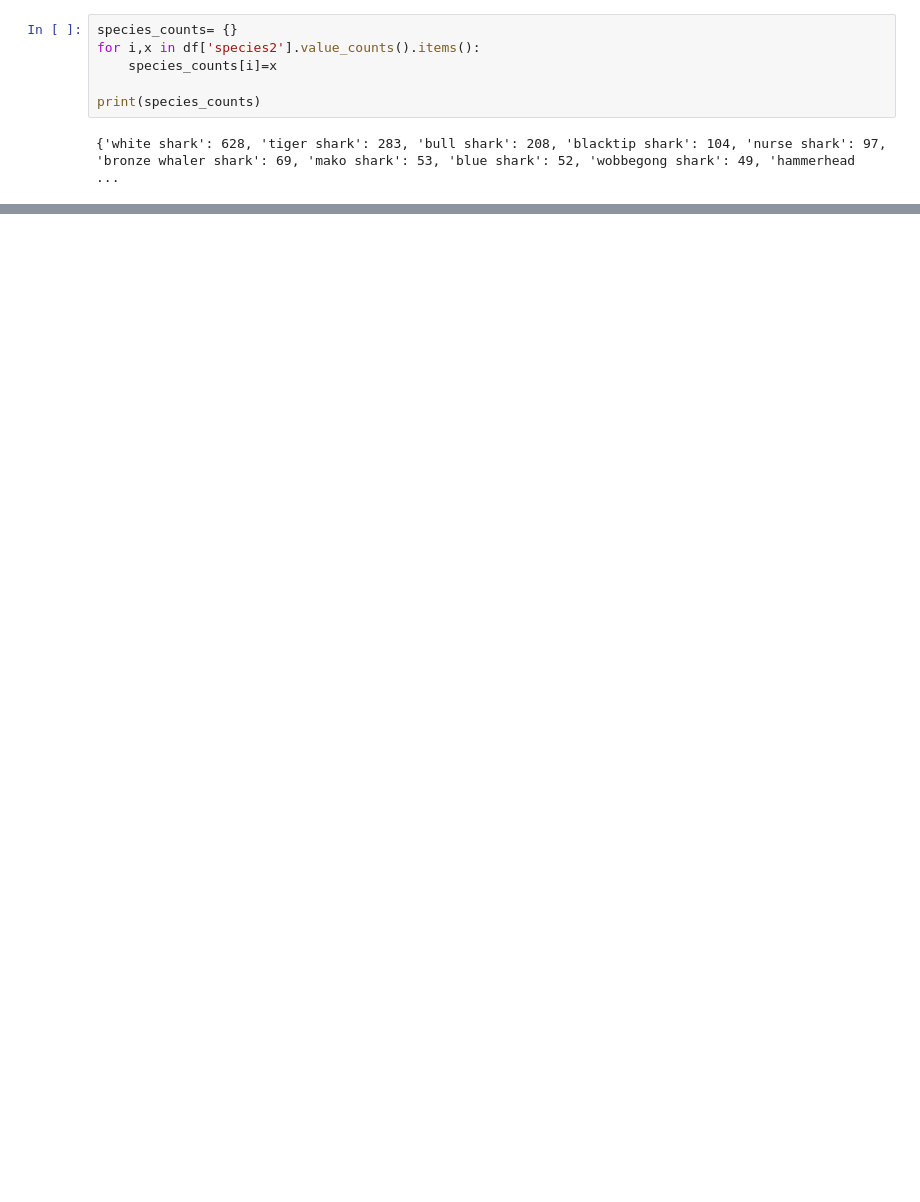
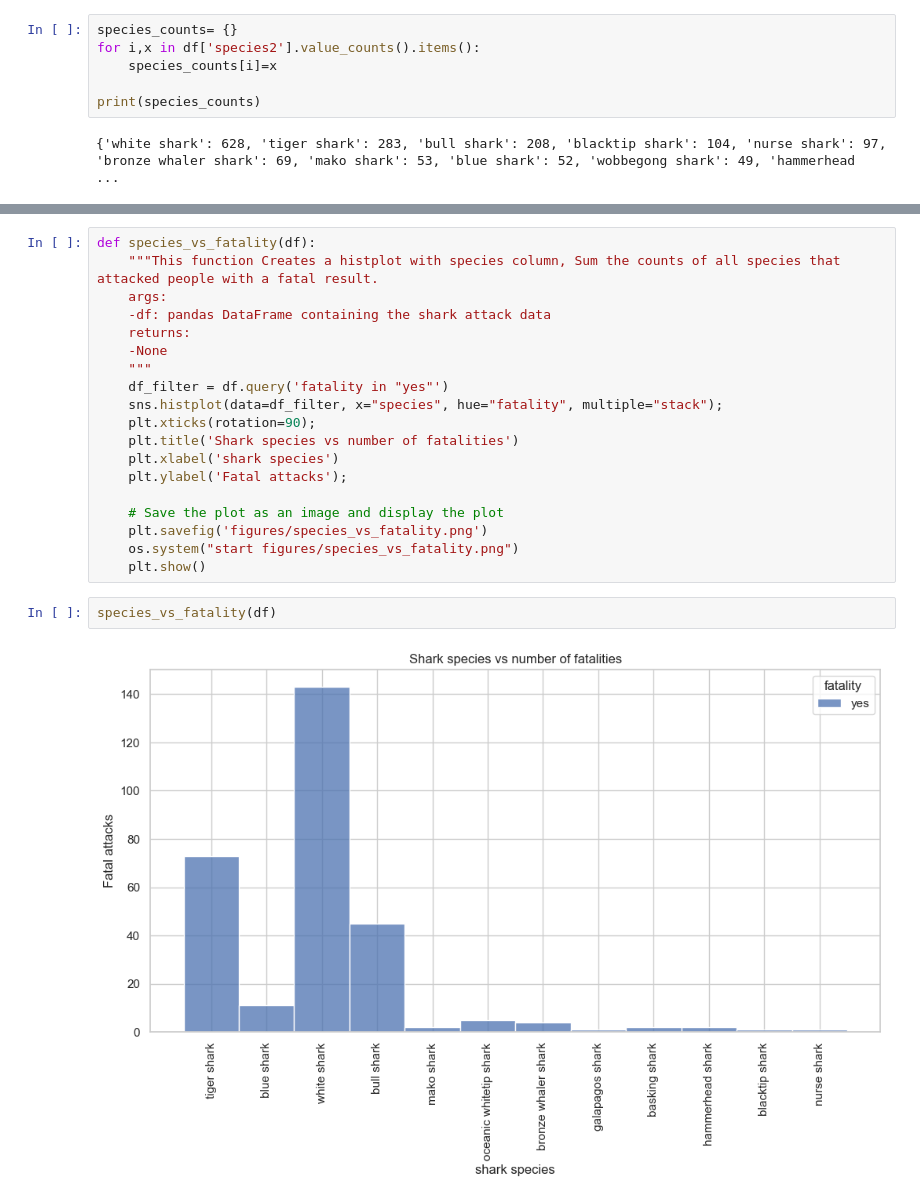
Before and after one commit to pagoba94/project1, a Jupyter notebook: analysis.ipynb, the cells around one changed output, grey strips where cells are left out. Drawn from its saved outputs; the diff is of its cells as text; blank space fills up the shorter version.

```diff
--- a/analysis.ipynb
+++ b/analysis.ipynb
@@ -305,2 +357,25 @@ species_vs_attacks2(df)
+# %%
+def species_vs_fatality(df):
+    """This function Creates a histplot with species column, Sum the counts of all species that attacked people with a fatal result.
+    args:
+    -df: pandas DataFrame containing the shark attack data
+    returns:
+    -None
+    """
+    df_filter = df.query('fatality in "yes"')
+    sns.histplot(data=df_filter, x="species", hue="fatality", multiple="stack");
+    plt.xticks(rotation=90);
+    plt.title('Shark species vs number of fatalities')
+    plt.xlabel('shark species')
+    plt.ylabel('Fatal attacks');
+
+    # Save the plot as an image and display the plot
+    plt.savefig('figures/species_vs_fatality.png')
+    os.system("start figures/species_vs_fatality.png")
+    plt.show()
+# %%
+species_vs_fatality(df)
+# %% [output]
+[figure, added]
 # %%
 def species_vs_attacks_fatality(df):
```
Also changed, not shown: parts of 31 cells of this notebook, 13 other files.
